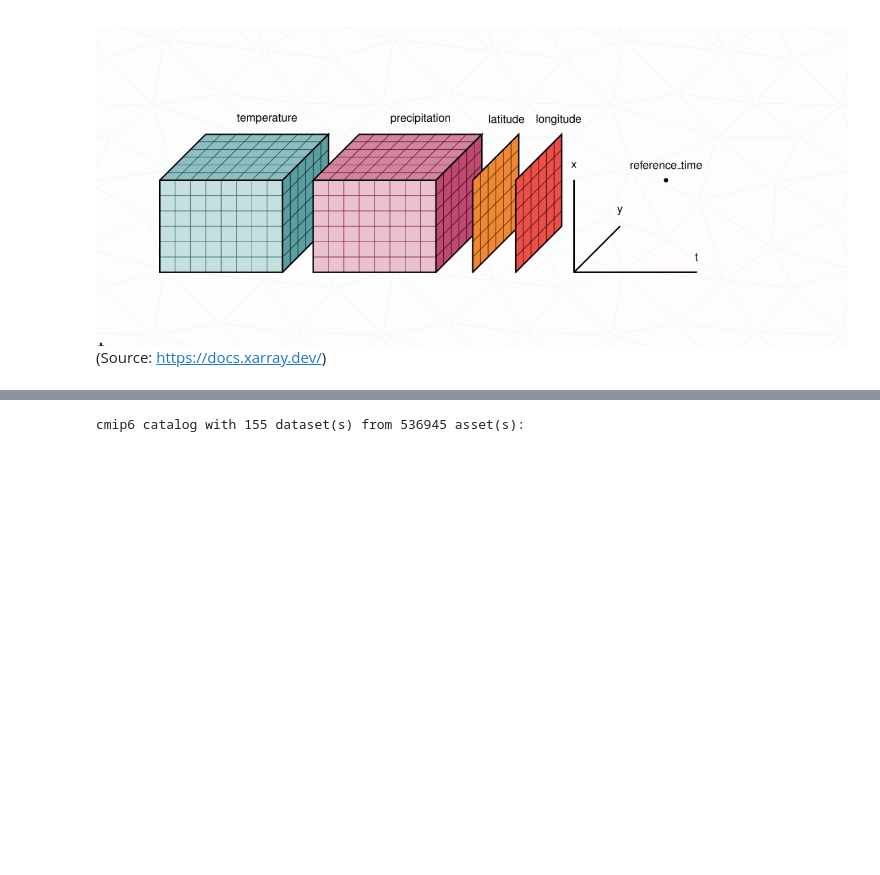
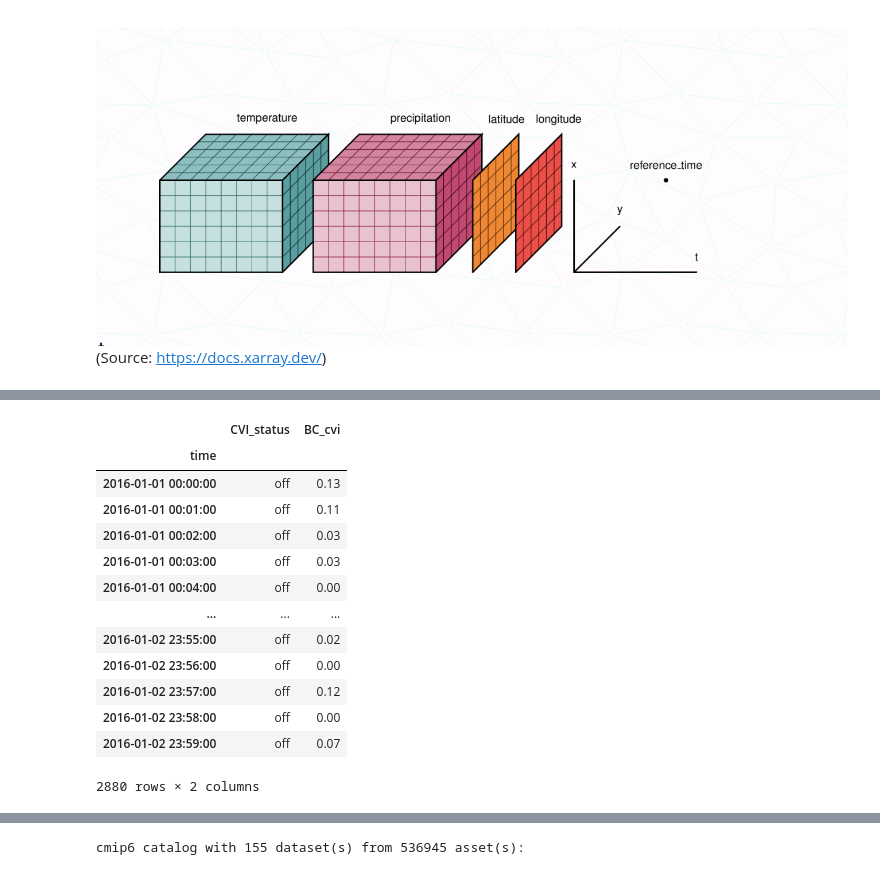
Before and after one commit to MetOs-UiO/eScience2025, a Jupyter notebook: docs/learning/notebooks/some-xarray-pandas-presentation_Sara.ipynb, the cells around one changed output, grey strips where cells are left out. Drawn from its saved outputs; the diff is of its cells as text; code cells hidden in the pictures; blank space fills up the shorter version.

```diff
--- a/docs/learning/notebooks/some-xarray-pandas-presentation_Sara.ipynb
+++ b/docs/learning/notebooks/some-xarray-pandas-presentation_Sara.ipynb
@@ -49,0 +120,17 @@ import seaborn as sns
+# %%
+df.loc['2016-01-01':'2016-01-02', 'CVI_status':'BC_cvi']#['BC_cvi']
+# %% [output]
+|  | CVI_status | BC_cvi |
+| time |  |  |
+| 2016-01-01 00:00:00 | off | 0.13 |
+| 2016-01-01 00:01:00 | off | 0.11 |
+| 2016-01-01 00:02:00 | off | 0.03 |
+| 2016-01-01 00:03:00 | off | 0.03 |
+| 2016-01-01 00:04:00 | off | 0.00 |
+| ... | ... | ... |
+| 2016-01-02 23:55:00 | off | 0.02 |
+| 2016-01-02 23:56:00 | off | 0.00 |
+| 2016-01-02 23:57:00 | off | 0.12 |
+| 2016-01-02 23:58:00 | off | 0.00 |
+| 2016-01-02 23:59:00 | off | 0.07 |
+2880 rows × 2 columns
```
Also changed, not shown: parts of 63 cells of this notebook.
